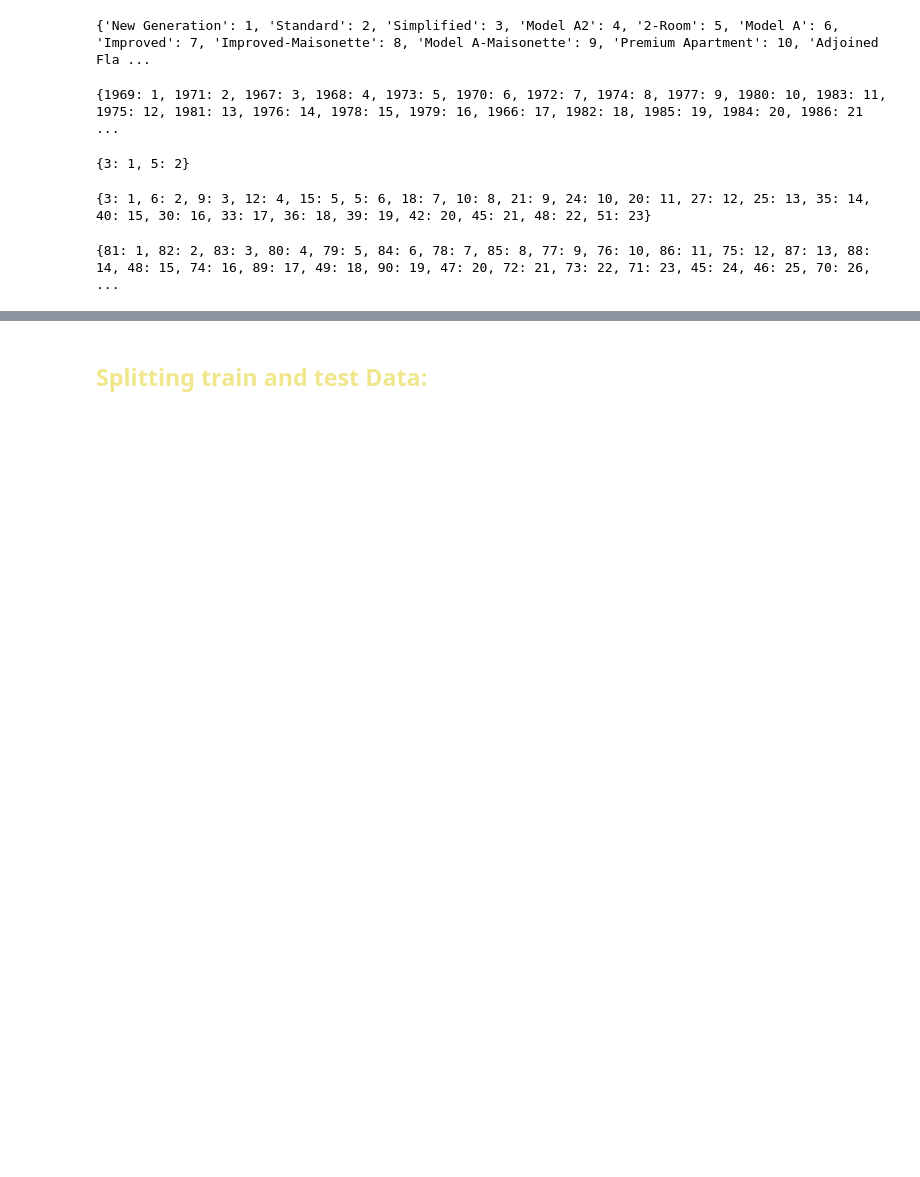
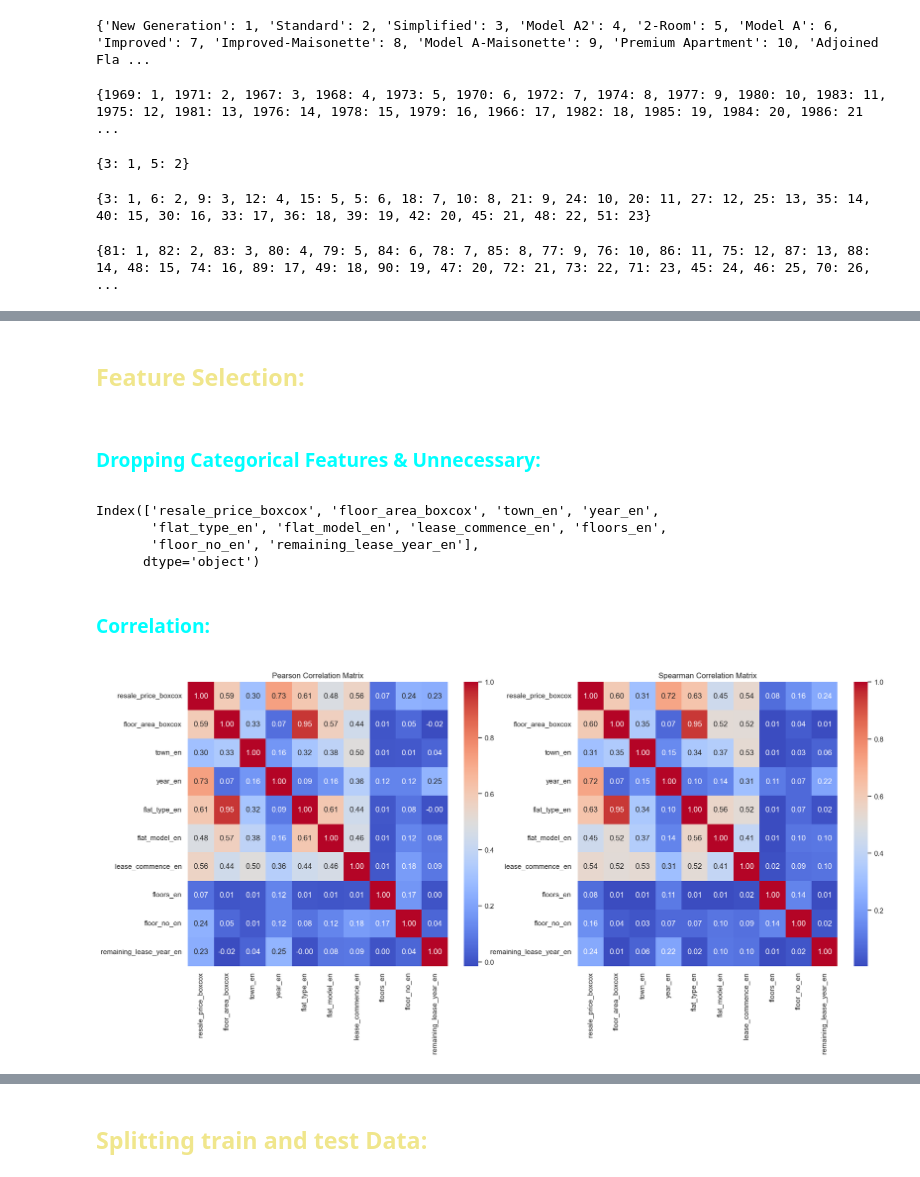
Before and after one commit to paranoid-nittix/Singapore-Resale-Flat-Prices-Predicting, a Jupyter notebook: preparing_for_modeling.ipynb, the cells around one changed output, grey strips where cells are left out. Cells and saved outputs as stored; diff of their text form; code cells hidden in the pictures; blank space fills up the shorter version.

Commit message:
Developing Model

```diff
--- a/preparing_for_modeling.ipynb
+++ b/preparing_for_modeling.ipynb
@@ -183,0 +206,34 @@ df1.sample(10)
+# %% [markdown]
+## <p Style="color:Khaki;"> Feature Selection:
+# %% [markdown]
+### <p Style="color:Aqua;"> Dropping Categorical Features & Unnecessary:
+# %%
+df1 = df1.drop(columns=['month', 'town', 'flat_type', 'floor_area_sqm', 'flat_model',
+       'lease_commence_date', 'resale_price', 'floors', 'floor_no', 'year',
+       'full_address', 'price_per_sqm', 'remaining_lease_year',],axis=1)
+# %%
+df1.columns
+# %% [output]
+Index(['resale_price_boxcox', 'floor_area_boxcox', 'town_en', 'year_en',
+       'flat_type_en', 'flat_model_en', 'lease_commence_en', 'floors_en',
+       'floor_no_en', 'remaining_lease_year_en'],
+      dtype='object')
+# %% [markdown]
+### <p Style="color:Aqua;"> Correlation:
+# %%
+cor_col = df1.select_dtypes(include='number')
+correlation_matrix_pear = cor_col.corr()
+plt.figure(figsize=(20,8))
+plt.subplot(1,2,1)
+sns.heatmap(correlation_matrix_pear,annot=True,fmt='.2f',cmap='coolwarm')
+plt.title('Pearson Correlation Matrix')
+
+
+cor_col = df1.select_dtypes(include='number')
+correlation_matrix = cor_col.corr(method='spearman')
+plt.subplot(1,2,2)
+sns.heatmap(correlation_matrix,annot=True,fmt='.2f',cmap='coolwarm')
+plt.title('Spearman Correlation Matrix')
+plt.show()
+# %% [output]
+[figure, added]
```
Also changed, not shown: parts of 44 cells of this notebook, 9 other files.
